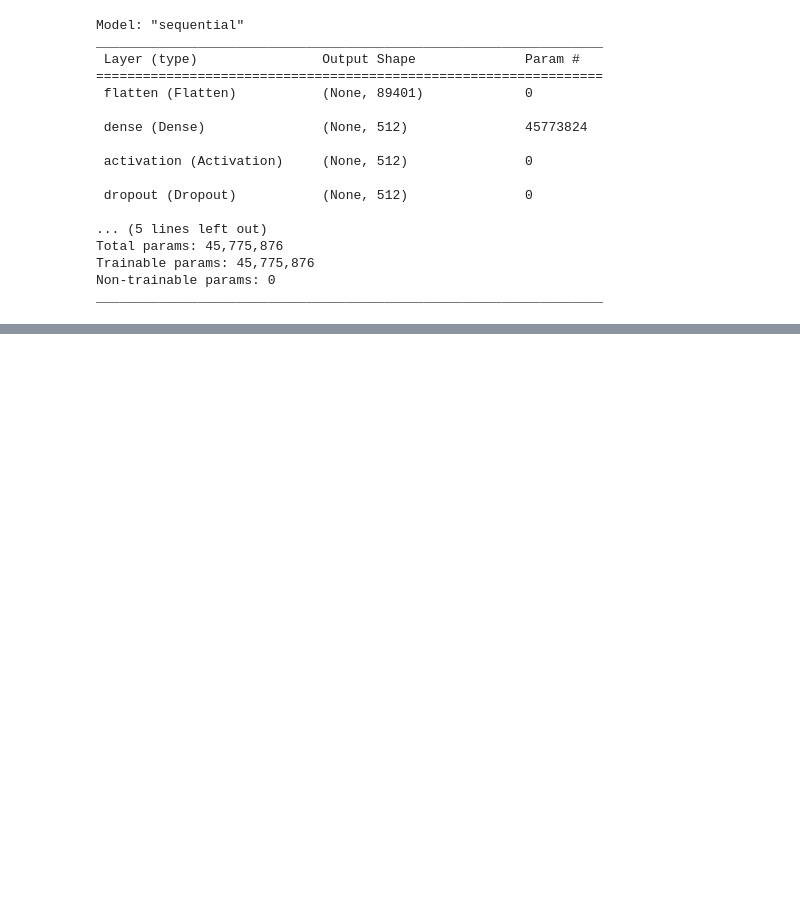
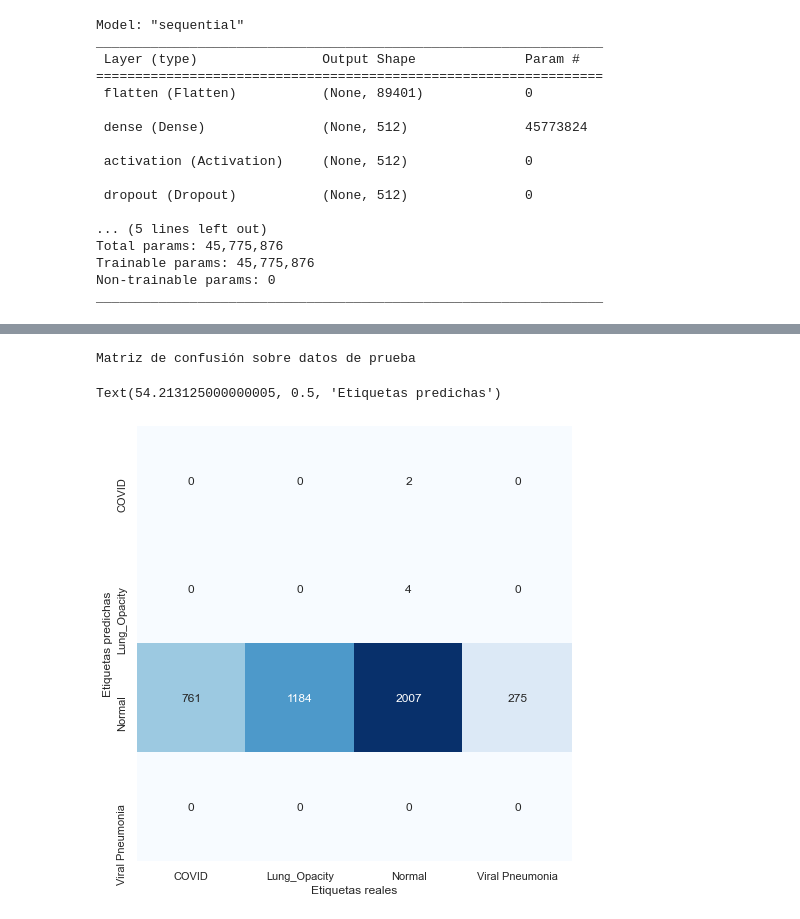
Before and after one commit to DanielGuatibonza/ISIS4219-MLT, a Jupyter notebook: Laboratorios/Laboratorio 3/Laboratorio3_Cárdenas_Cerda_Guatibonza.ipynb, the cells around one changed output, grey strips where cells are left out. Drawn from its saved outputs; the diff is of its cells as text; code cells hidden in the pictures; blank space fills up the shorter version.

```diff
--- a/Laboratorios/Laboratorio 3/Laboratorio3_Cárdenas_Cerda_Guatibonza.ipynb
+++ b/Laboratorios/Laboratorio 3/Laboratorio3_Cárdenas_Cerda_Guatibonza.ipynb
@@ -262,0 +361,2 @@ print('Train loss: {:4f}\nTrain Accuracy: {:4f}'.format(score[0], score[1]))
+# %%
+y_pred_test = best_model.predict(X_test)
@@ -262,0 +384,13 @@ print('Train loss: {:4f}\nTrain Accuracy: {:4f}'.format(score[0], score[1]))
+# %%
+print("Matriz de confusión sobre datos de prueba")
+plt.figure(figsize=(8,8))
+mat = confusion_matrix(Y_test, y_pred_test)
+sns.heatmap(mat.T, square=True, annot=True, cmap='Blues',fmt='d', cbar=False,
+            xticklabels=clases,
+            yticklabels=clases)
+plt.xlabel('Etiquetas reales')
+plt.ylabel('Etiquetas predichas')
+# %% [output]
+Matriz de confusión sobre datos de prueba
+Text(54.213125000000005, 0.5, 'Etiquetas predichas')
+[figure, added]
```
Also changed, not shown: parts of 35 cells of this notebook.
